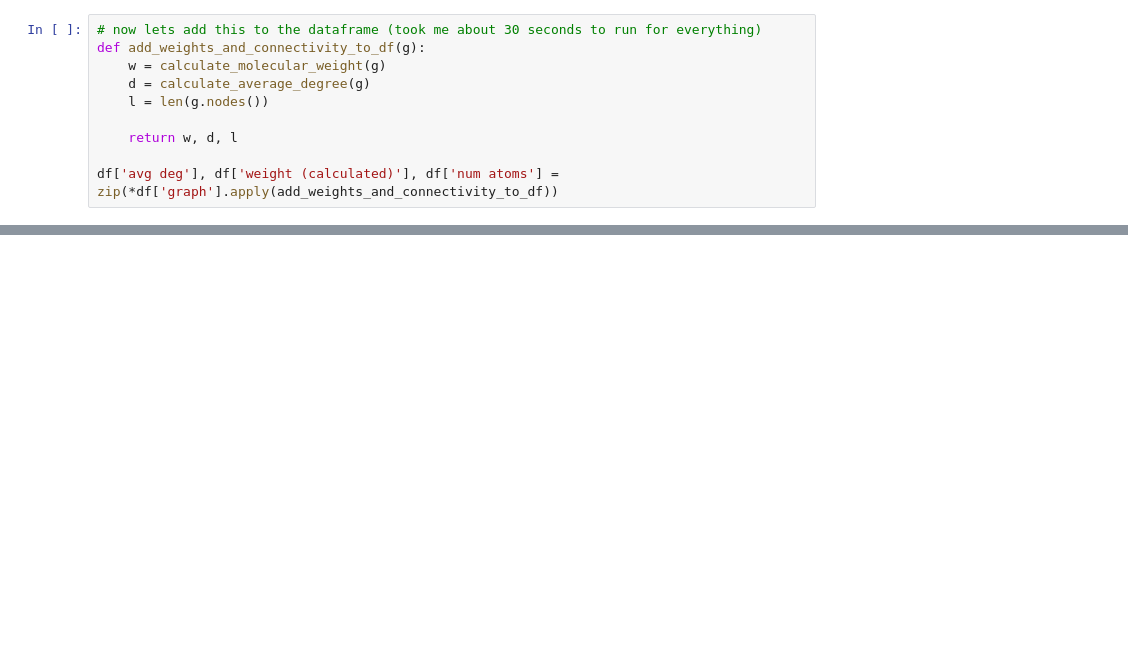
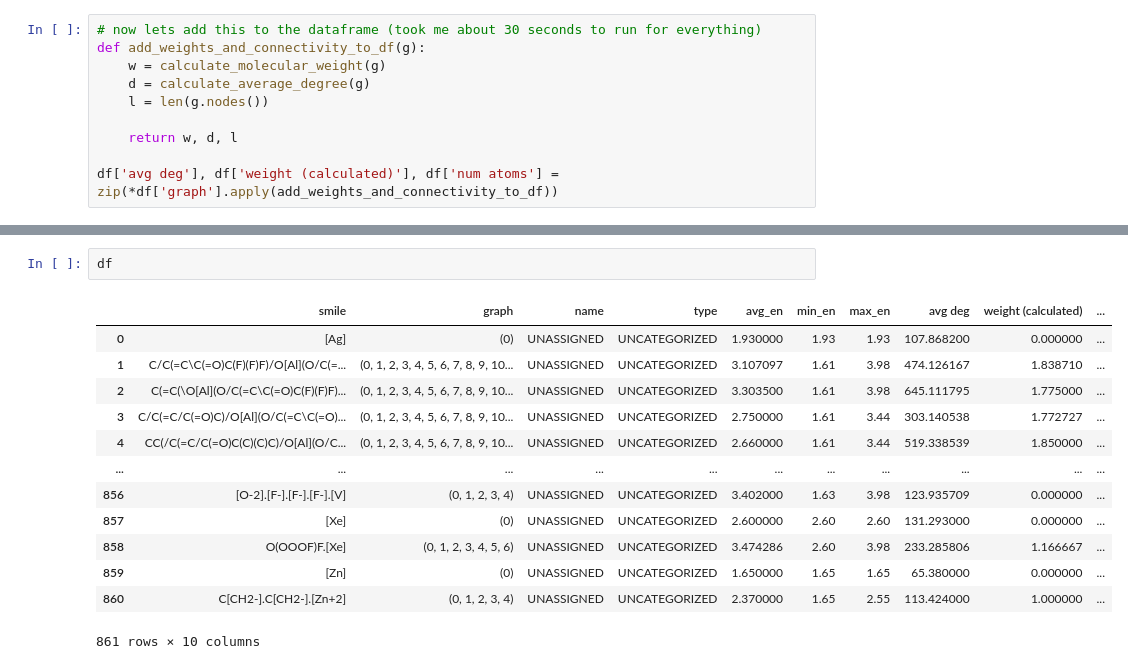
Before and after one commit to AI-Science-Hackathon-Material-Project/ai-sci-hackathon-2025-vim, a Jupyter notebook: material_characterize_project/starter_code/data_explore.ipynb, the cells around one changed output, grey strips where cells are left out. Drawn from its saved outputs; the diff is of its cells as text; blank space fills up the shorter version.

```diff
--- a/material_characterize_project/starter_code/data_explore.ipynb
+++ b/material_characterize_project/starter_code/data_explore.ipynb
@@ -295,0 +294,16 @@ plt.show()
+# %%
+df
+# %% [output]
+|  | smile | graph | name | type | avg_en | min_en | max_en | avg deg | weight (calculated) | ... |
+| 0 | [Ag] | (0) | UNASSIGNED | UNCATEGORIZED | 1.930000 | 1.93 | 1.93 | 107.868200 | 0.000000 | ... |
+| 1 | C/C(=C\C(=O)C(F)(F)F)/O[Al](O/C(=... | (0, 1, 2, 3, 4, 5, 6, 7, 8, 9, 10... | UNASSIGNED | UNCATEGORIZED | 3.107097 | 1.61 | 3.98 | 474.126167 | 1.838710 | ... |
+| 2 | C(=C(\O[Al](O/C(=C\C(=O)C(F)(F)F)... | (0, 1, 2, 3, 4, 5, 6, 7, 8, 9, 10... | UNASSIGNED | UNCATEGORIZED | 3.303500 | 1.61 | 3.98 | 645.111795 | 1.775000 | ... |
+| 3 | C/C(=C/C(=O)C)/O[Al](O/C(=C\C(=O)... | (0, 1, 2, 3, 4, 5, 6, 7, 8, 9, 10... | UNASSIGNED | UNCATEGORIZED | 2.750000 | 1.61 | 3.44 | 303.140538 | 1.772727 | ... |
+| 4 | CC(/C(=C/C(=O)C(C)(C)C)/O[Al](O/C... | (0, 1, 2, 3, 4, 5, 6, 7, 8, 9, 10... | UNASSIGNED | UNCATEGORIZED | 2.660000 | 1.61 | 3.44 | 519.338539 | 1.850000 | ... |
+| ... | ... | ... | ... | ... | ... | ... | ... | ... | ... | ... |
+| 856 | [O-2].[F-].[F-].[F-].[V] | (0, 1, 2, 3, 4) | UNASSIGNED | UNCATEGORIZED | 3.402000 | 1.63 | 3.98 | 123.935709 | 0.000000 | ... |
+| 857 | [Xe] | (0) | UNASSIGNED | UNCATEGORIZED | 2.600000 | 2.60 | 2.60 | 131.293000 | 0.000000 | ... |
+| 858 | O(OOOF)F.[Xe] | (0, 1, 2, 3, 4, 5, 6) | UNASSIGNED | UNCATEGORIZED | 3.474286 | 2.60 | 3.98 | 233.285806 | 1.166667 | ... |
+| 859 | [Zn] | (0) | UNASSIGNED | UNCATEGORIZED | 1.650000 | 1.65 | 1.65 | 65.380000 | 0.000000 | ... |
+| 860 | C[CH2-].C[CH2-].[Zn+2] | (0, 1, 2, 3, 4) | UNASSIGNED | UNCATEGORIZED | 2.370000 | 1.65 | 2.55 | 113.424000 | 1.000000 | ... |
+861 rows × 10 columns
```
Also changed, not shown: parts of 4 cells of this notebook, 3 other files.
